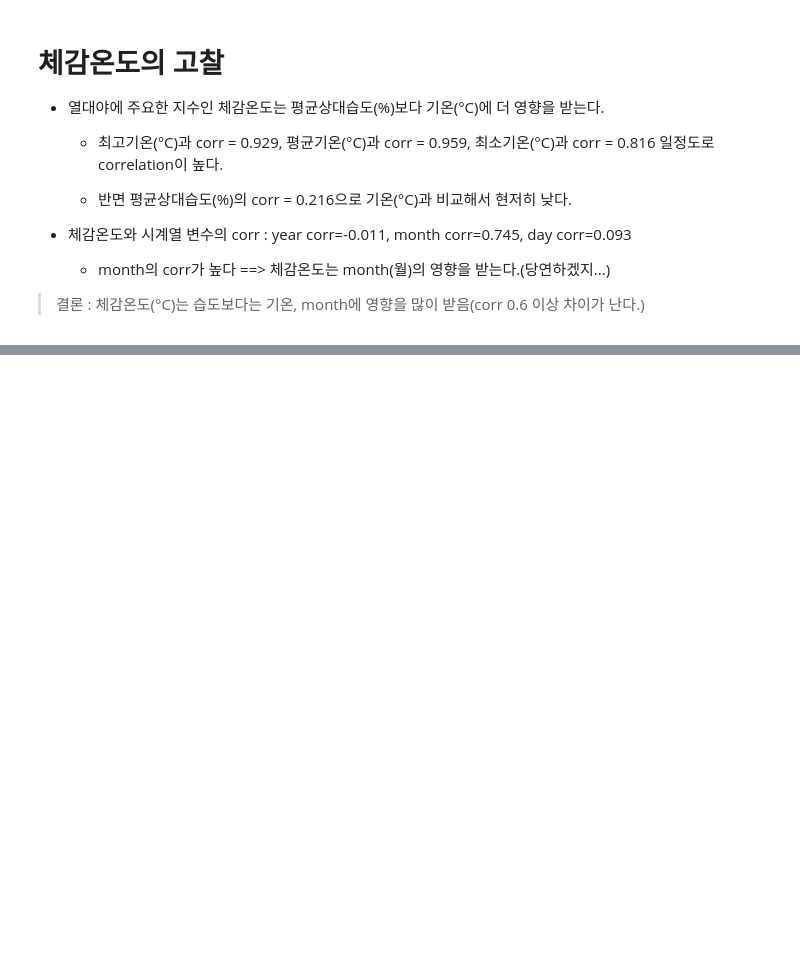
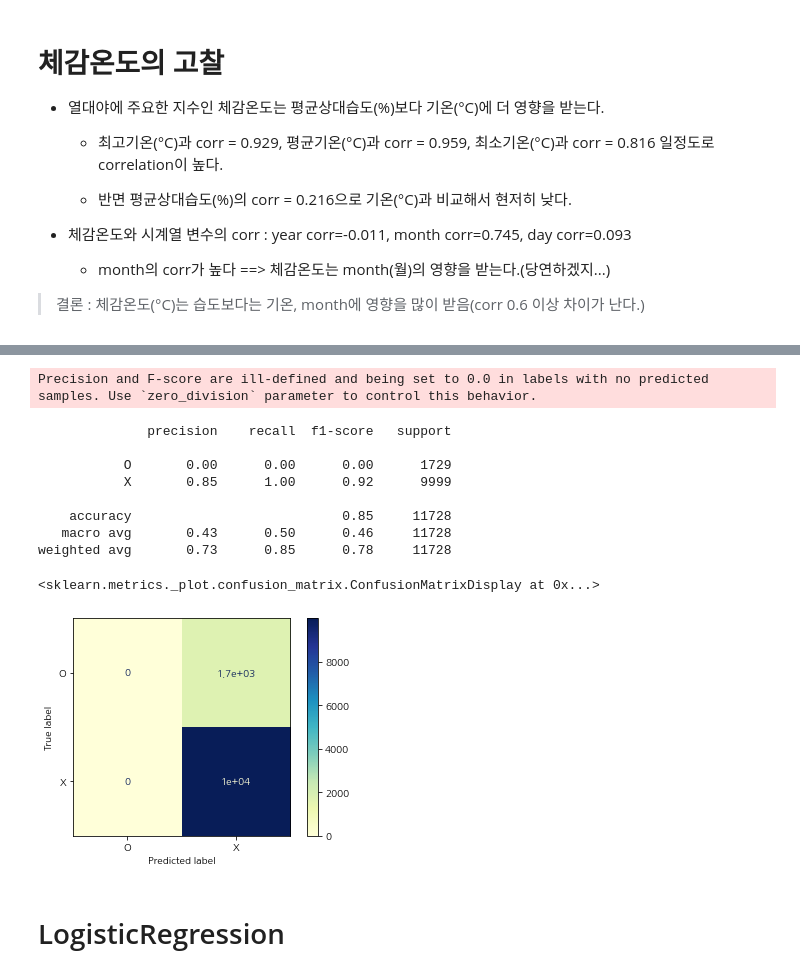
Before and after one commit to O-Kpy/Project, a Jupyter notebook: 기상데이터(폭염)_데이터분석(project2).ipynb, the cells around one changed output, grey strips where cells are left out. Saved outputs shown, nothing was run; the diff lists cells and outputs as text; code cells hidden in the pictures; blank space fills up the shorter version.

```diff
--- a/기상데이터(폭염)_데이터분석(project2).ipynb
+++ b/기상데이터(폭염)_데이터분석(project2).ipynb
@@ -471,0 +612,26 @@ for j, i in enumerate(['year', 'month', 'day']):
+# %%
+x_train = data.drop(columns=['일시', '폭염여부(O/X)', 'date'])
+y_train = data['폭염여부(O/X)']
+
+for i in x_train.select_dtypes('object').columns:
+  if x_train[i].nunique() < 3:
+    x_train[i] = LabelEncoder().fit_transform(x_train[i])
+  else:
+    x_train = pd.get_dummies(x_train, columns=[i])
+
+x_train_columns = x_train.columns
+
+x_train = StandardScaler().fit_transform(x_train)
+x_train = pd.DataFrame(x_train, columns=x_train_columns)
+
+sk = StratifiedKFold(n_splits=5, shuffle=True, random_state=42)
+kf = KFold(n_splits=10, shuffle=True, random_state=42)
+
+for i, (train_index, valid_index) in enumerate(sk.split(x_train, y_train)):
+  X_train, X_valid = x_train.iloc[train_index], x_train.iloc[valid_index]
+  Y_train, Y_valid = y_train.iloc[train_index], y_train.iloc[valid_index]
+
+  model_lgbm = lightgbm.LGBMClassifier(iterations=5000, learning_rate=0.022, metrics='AUC')
+  model_lgbm.fit(X_train, Y_train, eval_set=(X_valid, Y_valid), verbose=100, early_stopping_rounds=70)
+
+  val_preds = model_lgbm.predict(X_valid)
@@ -471,0 +656,16 @@ for j, i in enumerate(['year', 'month', 'day']):
+# %%
+metrics_classification(model_lgbm, X_valid, Y_valid, val_preds)
+# %% [output]
+Precision and F-score are ill-defined and being set to 0.0 in labels with no predicted samples. Use `zero_division` parameter to control this behavior.
+              precision    recall  f1-score   support
+
+           O       0.00      0.00      0.00      1729
+           X       0.85      1.00      0.92      9999
+
+    accuracy                           0.85     11728
+   macro avg       0.43      0.50      0.46     11728
+weighted avg       0.73      0.85      0.78     11728
+<sklearn.metrics._plot.confusion_matrix.ConfusionMatrixDisplay at 0x...>
+[figure, added]
+# %% [markdown]
+# LogisticRegression
```
Also changed, not shown: parts of 40 cells of this notebook.
